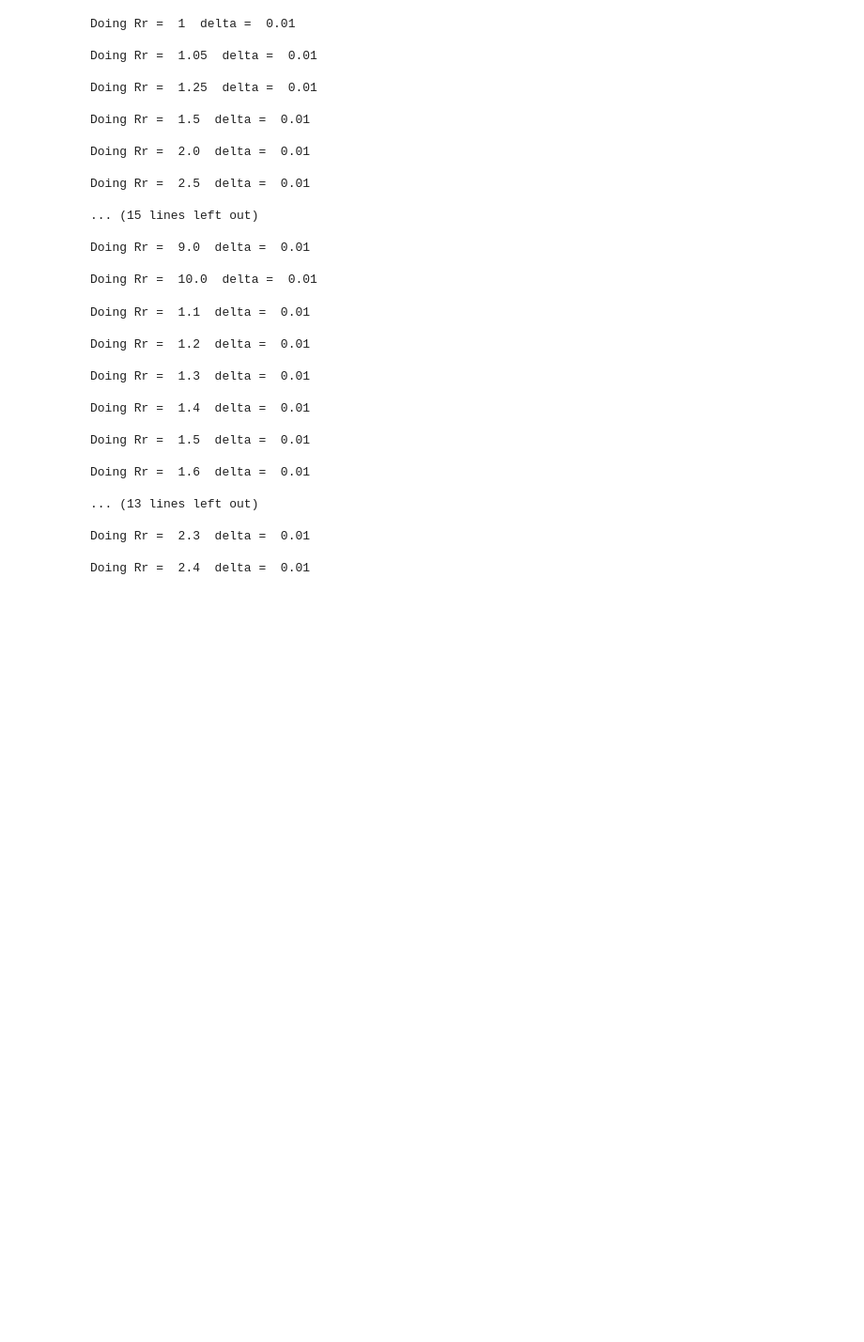
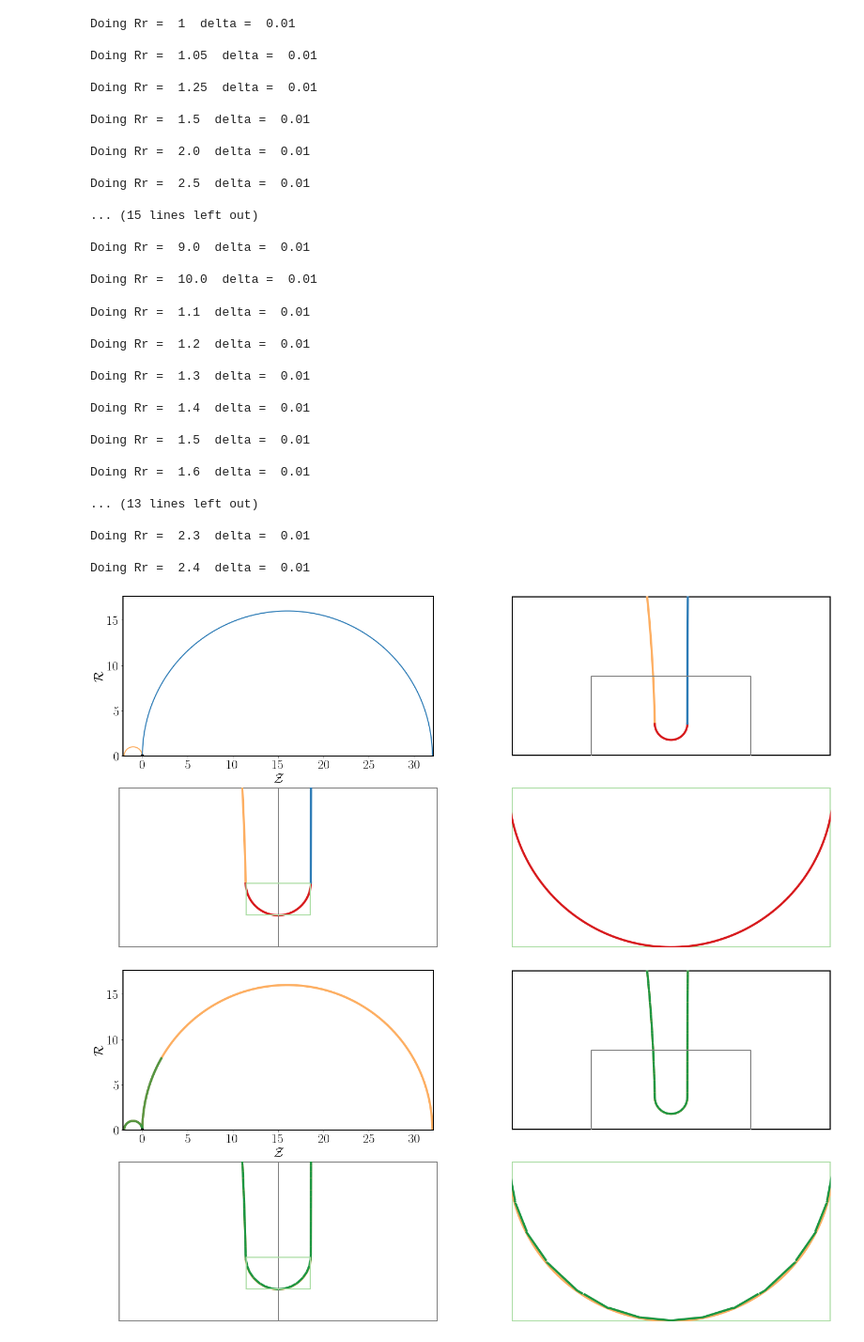
Before and after one commit to comphy-lab/Circles-in-contact, a Jupyter notebook: InitialCondition.ipynb, the cells around one changed output. Shown at 94% size. Cells and saved outputs as stored; diff of their text form; code cells hidden in the pictures; blank space fills up the shorter version.

```diff
--- a/InitialCondition.ipynb
+++ b/InitialCondition.ipynb
@@ -605,3 +605,25 @@ Doing Rr =  1.6  delta =  0.01
 Doing Rr =  2.3  delta =  0.01
 
 Doing Rr =  2.4  delta =  0.01
+# %%
+# delta is the smallest length scale -> Neck radius. 2*delta is sepration between the two drops/bubbles
+# Rr is the radius ratio of the two drops/bubbles -- big to small.
+delta, Rr = 1e-2, 16
+
+Interface, X1, Y1, Xf, Yf, X2, Y2 = GetCircles(delta, Rr)
+
+# Plot the two circles in raw form
+PlotInterfaces(Interface, X1, Y1, Xf, Yf, X2, Y2, delta, 'TestWithBasiliskWithoutBasilisk.pdf', PLOT=True)
+
+# Save Interface in a data file withouth header
+Interface.to_csv('f_Testing.dat', index=False, header=False, sep=' ')
+# print(Interface.head())
+
+# get facets from Basilisk
+facets = gettingFacets(8)
+
+# compare the two interfaces -> from Basilisk and raw!
+PlotInterfacesBas(Interface, facets, delta, 'TestWithBasilisk.pdf', PLOT=True)
+# %% [output]
+[figure, added]
+[figure, added]
```
Also changed, not shown: parts of 1 cell of this notebook, 6 other files.
